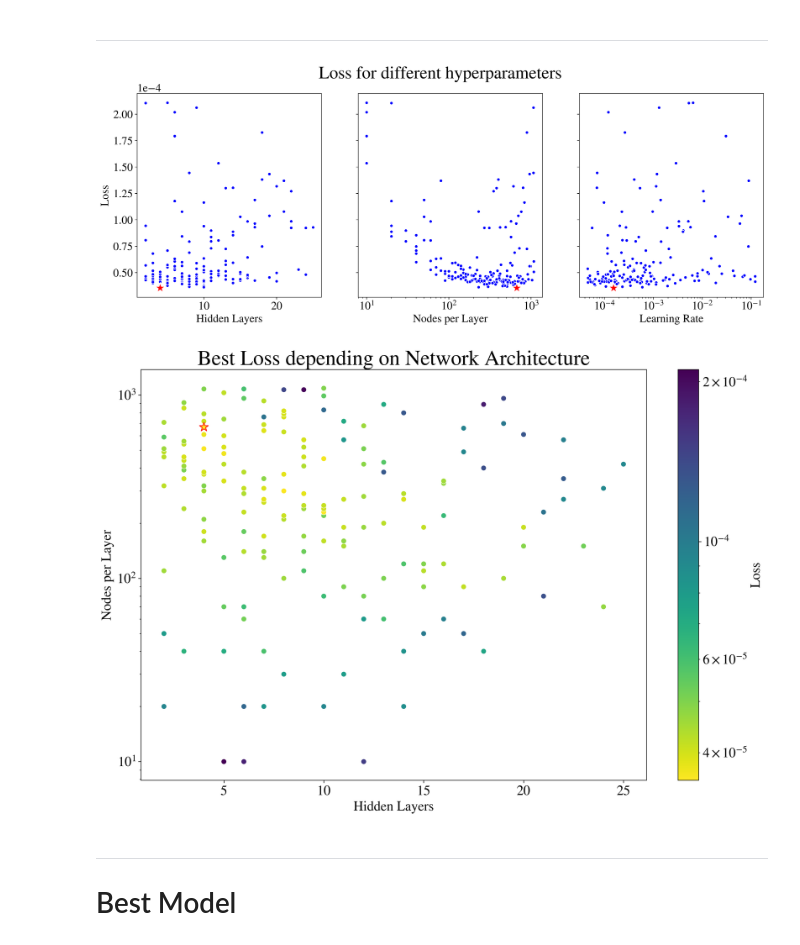
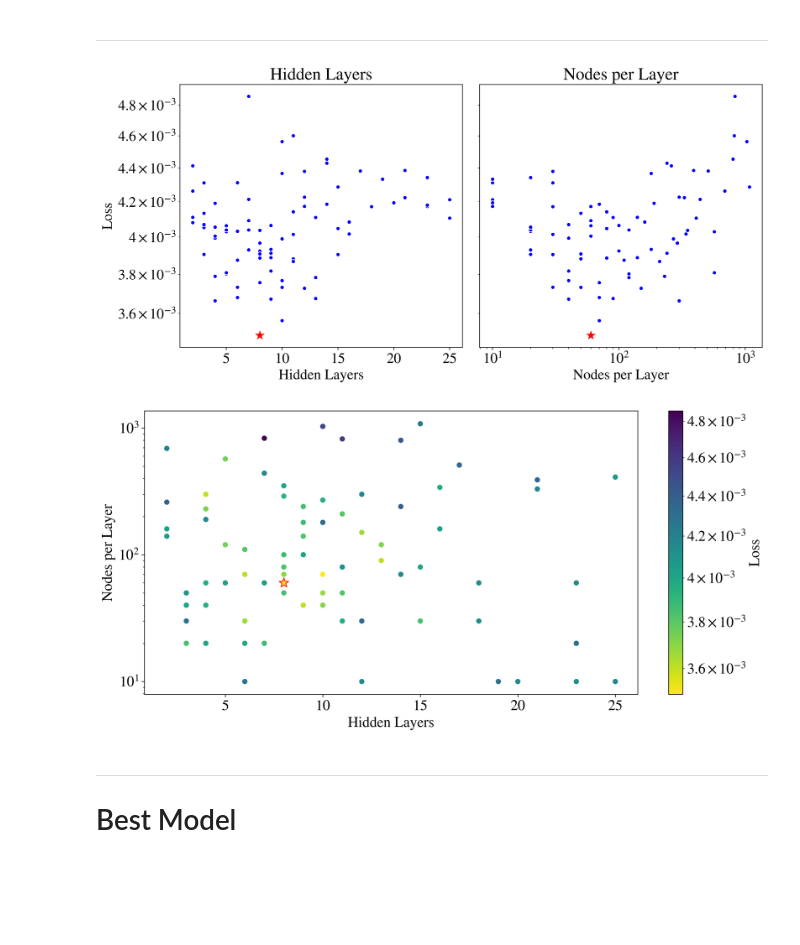
Before and after one commit to EdoardoTronconi/ProgettoDL, a Jupyter notebook: ClassicalRegression.ipynb, the cells around one changed output. Drawn from its saved outputs; the diff is of its cells as text; code cells hidden in the pictures; blank space fills up the shorter version.

Commit message:
Updates, almost final notebooks, waiting for trainings to produce plots

```diff
--- a/ClassicalRegression.ipynb
+++ b/ClassicalRegression.ipynb
@@ -65,7 +65,7 @@ def create_model(hiddenLayers=2, nodesPerLayer=64, lastLayerActivation="linear")
     return model
 
 def compile_model(model, learning_rate,  verbose=1):
-    model.compile(optimizer=tf.keras.optimizers.Adam(learning_rate=1e-4), loss="mse", metrics=["mae"])
+    model.compile(optimizer=tf.keras.optimizers.Adam(learning_rate=learning_rate), loss="mse", metrics=["mae"])
     if verbose > 0:
         model.summary()
 
@@ -104,22 +104,22 @@ def hyperopt_func(params):
         return {"status" : STATUS_FAIL}
 
 search_space = {
-    "hiddenLayers" : 10,
-    "nodesPerLayer" : 100,
-    "learningRate" : 0.001,
+    "hiddenLayers" : 15,
+    "nodesPerLayer" : 25,
+    "learningRate" : 0.0001,
     "activationLastLayer" : "linear" #tried sigmoid also, worse performance
 }
 # %%
 search_space.update({
     "hiddenLayers" : hp.quniform("hiddenLayers", 2, 25, 1),
     "nodesPerLayer" : hp.qloguniform("nodesPerLayer", 2, 7, 10),
-    "learningRate" : hp.loguniform("learningRate", -10, -2),
+    #"learningRate" : hp.loguniform("learningRate", -10, -2),
 })
 # %%
 # Start a new hyperparameter search (overwrites old trials!!)
-#trials = Trials()
+trials = Trials()
 # or resume previous one
-trials = load(gzip.open(f"Variables/FFNN_Trials/hp_trials_FFNN_{datasetName}", "rb"))
+#trials = load(gzip.open(f"Variables/FFNN_Trials/hp_trials_FFNN_{datasetName}", "rb"))
 
 
 for i in range(len(trials.trials)+1, 501):
@@ -209,38 +207,41 @@ trials_df.loc[[idx_best]]
 # %% [markdown]
 ___
 # %%
-cols = trials_df.columns.drop(["Loss", "LogLoss", "Last Layer Activation function", "weights", "history"])
+cols = trials_df.columns.drop(["Loss", "LogLoss", "Last Layer Activation function", "weights", "history", "Learning Rate"])
 
-fig, ax = plt.subplots(1,len(cols), sharey=True, figsize=(18,6), dpi=500)
+fig, ax = plt.subplots(1,len(cols), sharey=True, figsize=(12,6), dpi=500)
 
-fig.suptitle("Loss for different hyperparameters", size=28)
+#fig.suptitle("Loss for different hyperparameters", size=28)
 
 for i, hyperParam in enumerate(cols):
-    #ax[i].set_title(hyperParam)
+    ax[i].set_title(hyperParam)
     sns.scatterplot(data=trials_df, x=hyperParam, y="Loss", ax=ax[i], color="blue", marker=".", s=100)
     sns.scatterplot(data=trials_df.loc[[idx_best],:], x=hyperParam, y="Loss", ax=ax[i], marker="*", color="red", s=300)
 
     if hyperParam in ["Learning Rate", "Nodes per Layer"]:
         ax[i].set_xscale("log")
 
 
     #Show trial index
     #[ax[i].annotate(idx, (trials_df.loc[idx,hyperParam], trials_df.loc[idx,"Loss"]), fontsize=7) for idx in trials_df.reset_index()["index"].values]
 
-#ax[-1].set_yscale("log")
 
-ax[-1].ticklabel_format(style='sci',scilimits=(0,0),axis='y')
+ax[-1].set_yscale("log")
+#ax[-1].ticklabel_format(style='sci',scilimits=(0,0),axis='y')
 
+
+plt.tight_layout()
 #plt.savefig(f"Figures/lossHyperParams_FFNN_{datasetName}.pdf", format="pdf", pad_inches=0)
+
 plt.show()
 # %% [output]
-[figure, old version]
+[figure, new version]
 # %%
 tmp_df = trials_df[["Loss", "LogLoss", "Hidden Layers", "Nodes per Layer"]]
 tmp_df = tmp_df.loc[tmp_df.groupby(["Hidden Layers", "Nodes per Layer"])["Loss"].idxmin()]
 
-plt.figure()
-plt.title(r"Best Loss depending on Network Architecture", size=28)
+plt.figure(figsize=(12,6))
+#plt.title(r"Best Loss depending on Network Architecture", size=28)
 sns.scatterplot(data=tmp_df.drop(idx_best, axis=0), x="Hidden Layers", y="Nodes per Layer", hue="LogLoss", palette="viridis_r", s=50);
 sns.scatterplot(data=tmp_df.loc[[idx_best],:], x="Hidden Layers", y="Nodes per Layer", hue="LogLoss", palette="viridis_r", marker="*", edgecolor="red", s=150);
 plt.yscale("log")
@@ -257,10 +258,11 @@ cbar.ax.set_ylabel(r"Loss", rotation=90)
 #Show trial index
 #[plt.annotate(idx, (tmp_df.loc[idx,"Hidden Layers"], tmp_df.loc[idx,"Nodes per Layer"]), fontsize=7) for idx in tmp_df.reset_index()["index"].values]
 
+plt.tight_layout()
 #plt.savefig(f"Figures/lossArchitecture_FFNN_{datasetName}.pdf", format="pdf", pad_inches=0)
 plt.show()
 # %% [output]
-[figure, old version]
+[figure, new version]
 # %% [markdown]
 ___
 # Best Model
```
Also changed, not shown: parts of 15 cells of this notebook.
